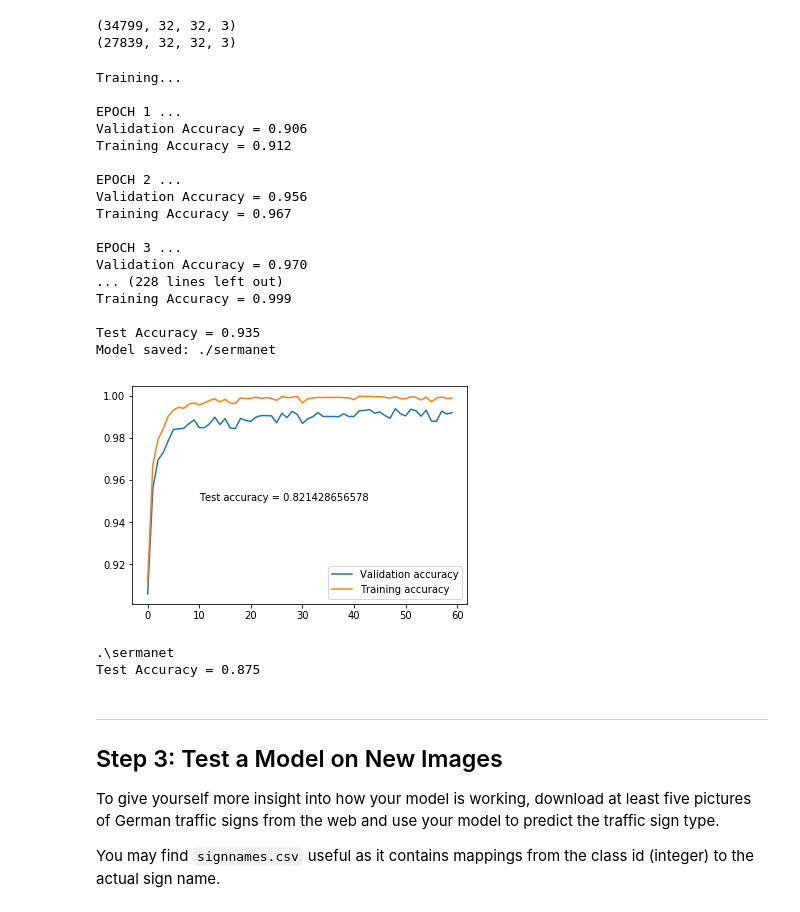
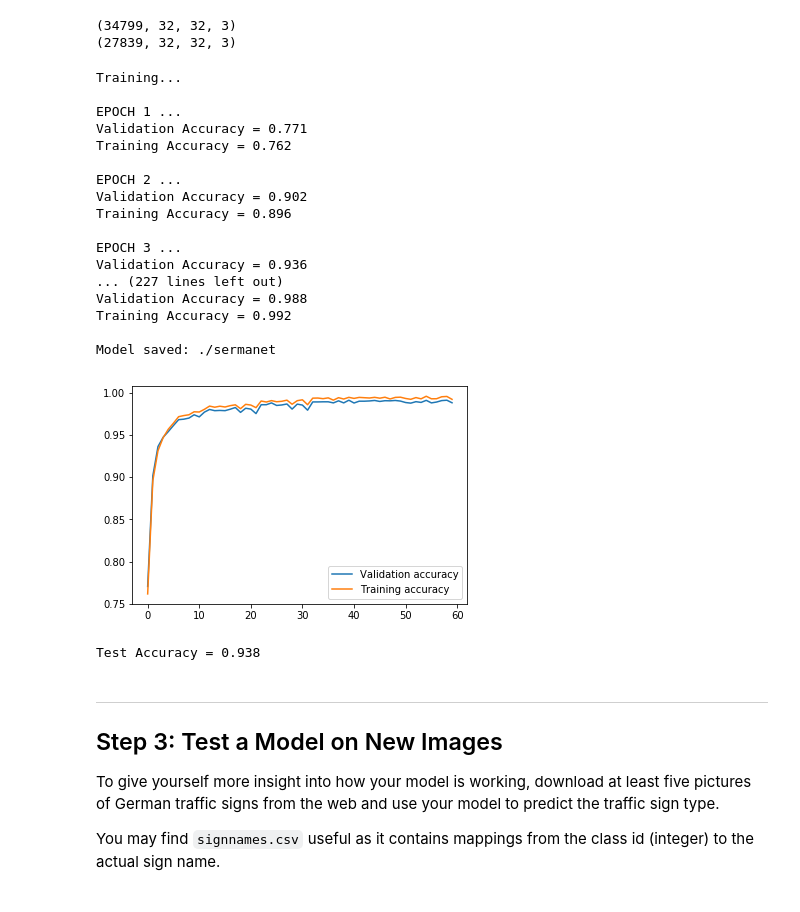
Before and after one commit to andrewazmy/CarND-T1-P2-Traffic-Sign-Classifier, a Jupyter notebook: Traffic_Sign_Classifier.ipynb, the cells around one changed output. Cells and saved outputs as stored; diff of their text form; code cells hidden in the pictures.

```diff
--- a/Traffic_Sign_Classifier.ipynb
+++ b/Traffic_Sign_Classifier.ipynb
@@ -105,7 +101,7 @@ import matplotlib.pyplot as plt
 
 # Visualizations will be shown in the notebook.
 %matplotlib inline
-fig = plt.figure(figsize=(32,32), tight_layout={'h_pad':4})
+fig = plt.figure(figsize=(16,16), tight_layout={'h_pad':4})
 for i in range(25):
     idx = np.random.randint(0, n_train)
     img = X_train[idx]
@@ -261,7 +257,7 @@ def SermaNet(x):
 
     # SOLUTION: Pooling. Input = 28x28x6. Output = 14x14x6.
     conv1 = tf.nn.max_pool(conv1, ksize=[1, 2, 2, 1], strides=[1, 2, 2, 1], padding='VALID')
-
+    conv1 = tf.nn.dropout(conv1, keep_prob)
     # SOLUTION: Layer 2: Convolutional. Output = 10x10x16.
     conv2_W = tf.Variable(tf.truncated_normal(shape=(5, 5, 6, 16), mean = mu, stddev = sigma))
     conv2_b = tf.Variable(tf.zeros(16))
@@ -369,52 +365,43 @@ with tf.Session() as sess:
         print("Training Accuracy = {:.3f}".format(training_accuracy))
         print()
 
-    test_accuracy = evaluate(X_test, y_test)
-    print("Test Accuracy = {:.3f}".format(test_accuracy))
     path = saver.save(sess, './sermanet')
     print("Model saved: %s" % path)
 # %% [output]
 Training...
 
 EPOCH 1 ...
-Validation Accuracy = 0.906
-Training Accuracy = 0.912
+Validation Accuracy = 0.771
+Training Accuracy = 0.762
 
 EPOCH 2 ...
-Validation Accuracy = 0.956
-Training Accuracy = 0.967
+Validation Accuracy = 0.902
+Training Accuracy = 0.896
 
 EPOCH 3 ...
-Validation Accuracy = 0.970
-... (228 lines left out)
-Training Accuracy = 0.999
+Validation Accuracy = 0.936
+... (227 lines left out)
+Validation Accuracy = 0.988
+Training Accuracy = 0.992
 
-Test Accuracy = 0.935
 Model saved: ./sermanet
 # %%
 fig = plt.figure()
 plt.plot(graph[0], label="Validation accuracy")
 plt.plot(graph[1], label="Training accuracy")
-plt.text(10, 0.95, "Test accuracy = " + str(test_accuracy))
 plt.legend(loc="lower right")
 
 plt.show()
-fig.savefig('LR='+str(rate)+',B='+str(BATCH_SIZE)+',E='+str(EPOCHS)+',KP='+str(KP)+',TRa='+str(graph[1][-1])+',Va='+str(graph[0][-1])+',Ta='+str(test_accuracy)+'.png')
 # %% [output]
-[figure, old version]
+[figure, new version]
 # %%
 
 with tf.Session() as sess:
-    #init = tf.global_variables_initializer()
-    print(tf.train.latest_checkpoint('.'))
     saver.restore(sess, tf.train.latest_checkpoint('.'))
-    #saver.restore(sess, ".\lenetLR=0.0001,B=100,E=80,KP=0.3,TRa=0.84974315865,Va=0.835344814535,Ta=0.729928721253")
-
     test_accuracy = evaluate(X_test, y_test)
     print("Test Accuracy = {:.3f}".format(test_accuracy))
 # %% [output]
-.\sermanet
-Test Accuracy = 0.875
+Test Accuracy = 0.938
 # %% [markdown]
 ---
 
```
Also changed, not shown: parts of 13 cells of this notebook, 36 other files.
